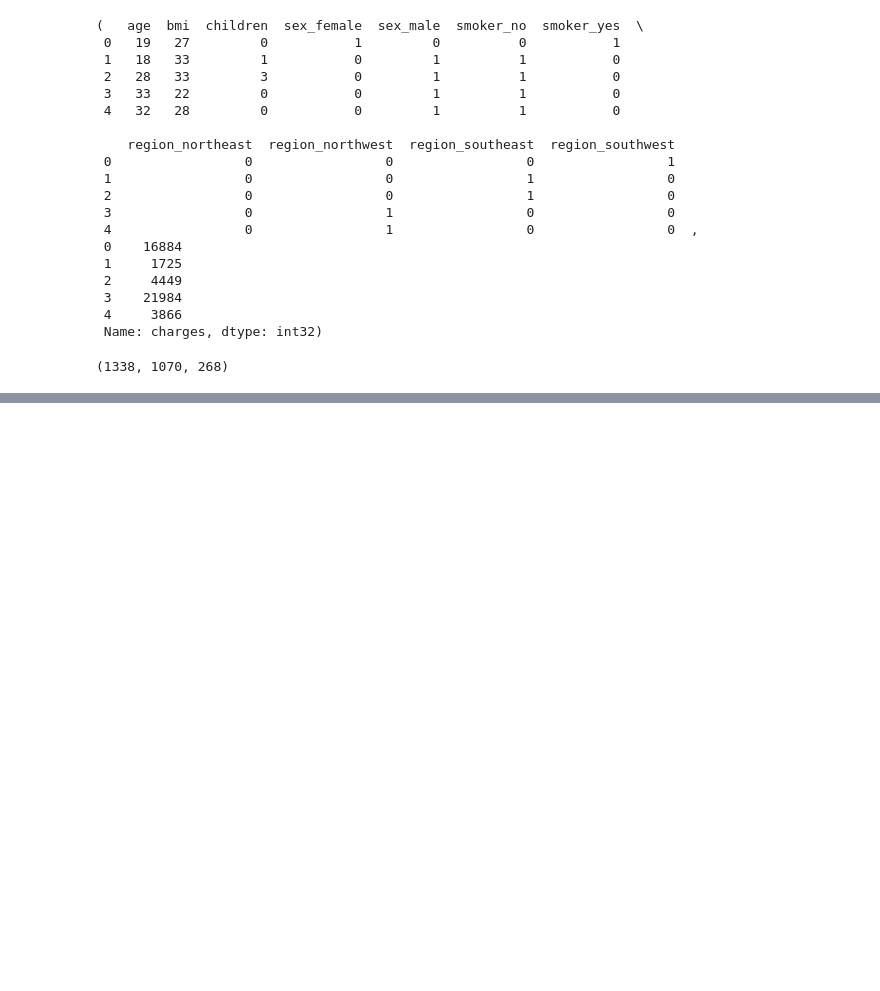
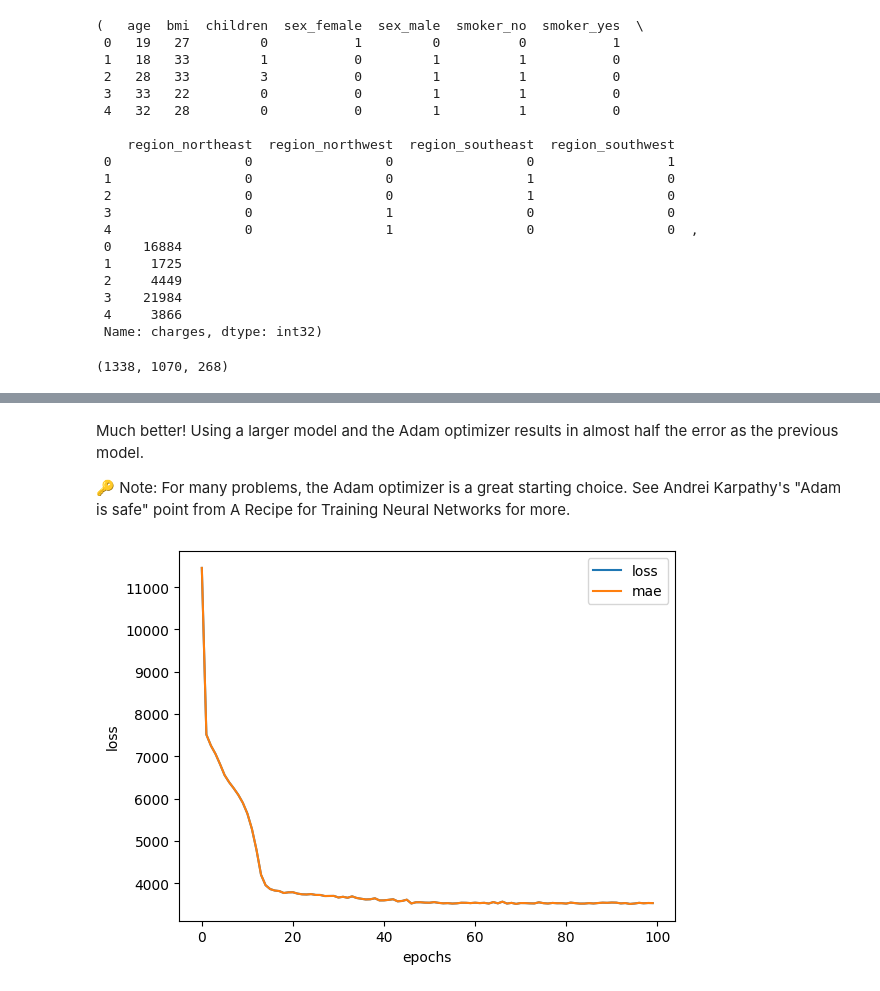
Before and after one commit to ayushstha123/MachineLearning, a Jupyter notebook: medical_cost_personal_predictions.ipynb, the cells around one changed output, grey strips where cells are left out. Saved outputs shown, nothing was run; the diff lists cells and outputs as text; code cells hidden in the pictures; blank space fills up the shorter version.

Commit message:
evaluating and tweaking model

```diff
--- a/medical_cost_personal_predictions.ipynb
+++ b/medical_cost_personal_predictions.ipynb
@@ -78,7 +78,7 @@ insurance_model=tf.keras.Sequential([
 ])
 
 #compile model
-insurance_model.compile(loss=tf.keras.losses.mae,optimizer=tf.keras.optimizers.SGD(),metrics=["mae"])
+insurance_model.compile(loss=tf.keras.losses.mae,optimizer=tf.keras.optimizers.Adam(learning_rate=0.01),metrics=["mae"])
 
 #fit the model
 insurance_model.fit(X_train,y_train,epochs=100)
@@ -108,0 +117,17 @@ insurance_model.evaluate(X_test,y_test)
+# %%
+#Right now our model is running substantially wrong so we are goonna try to improve our model
+#build a neural network
+tf.random.set_seed(42)
+
+#create model
+insurance_model_2=tf.keras.Sequential([
+    tf.keras.layers.Dense(100),
+    tf.keras.layers.Dense(10),
+    tf.keras.layers.Dense(1)
+])
+
+#compile model
+insurance_model_2.compile(loss=tf.keras.losses.mae,optimizer=tf.keras.optimizers.Adam(learning_rate=0.01),metrics=["mae"])
+
+#fit the model
+history=insurance_model_2.fit(X_train,y_train,epochs=100)
@@ -108,0 +157,11 @@ insurance_model.evaluate(X_test,y_test)
+# %% [markdown]
+Much better! Using a larger model and the Adam optimizer results in almost half the error as the previous model.
+
+🔑 Note: For many problems, the Adam optimizer is a great starting choice. See Andrei Karpathy's "Adam is safe" point from A Recipe for Training Neural Networks for more.
+# %%
+# Plot history (also known as a loss curve)
+pd.DataFrame(history.history).plot()
+plt.ylabel("loss")
+plt.xlabel("epochs");
+# %% [output]
+[figure, added]
```
Also changed, not shown: parts of 10 cells of this notebook.
